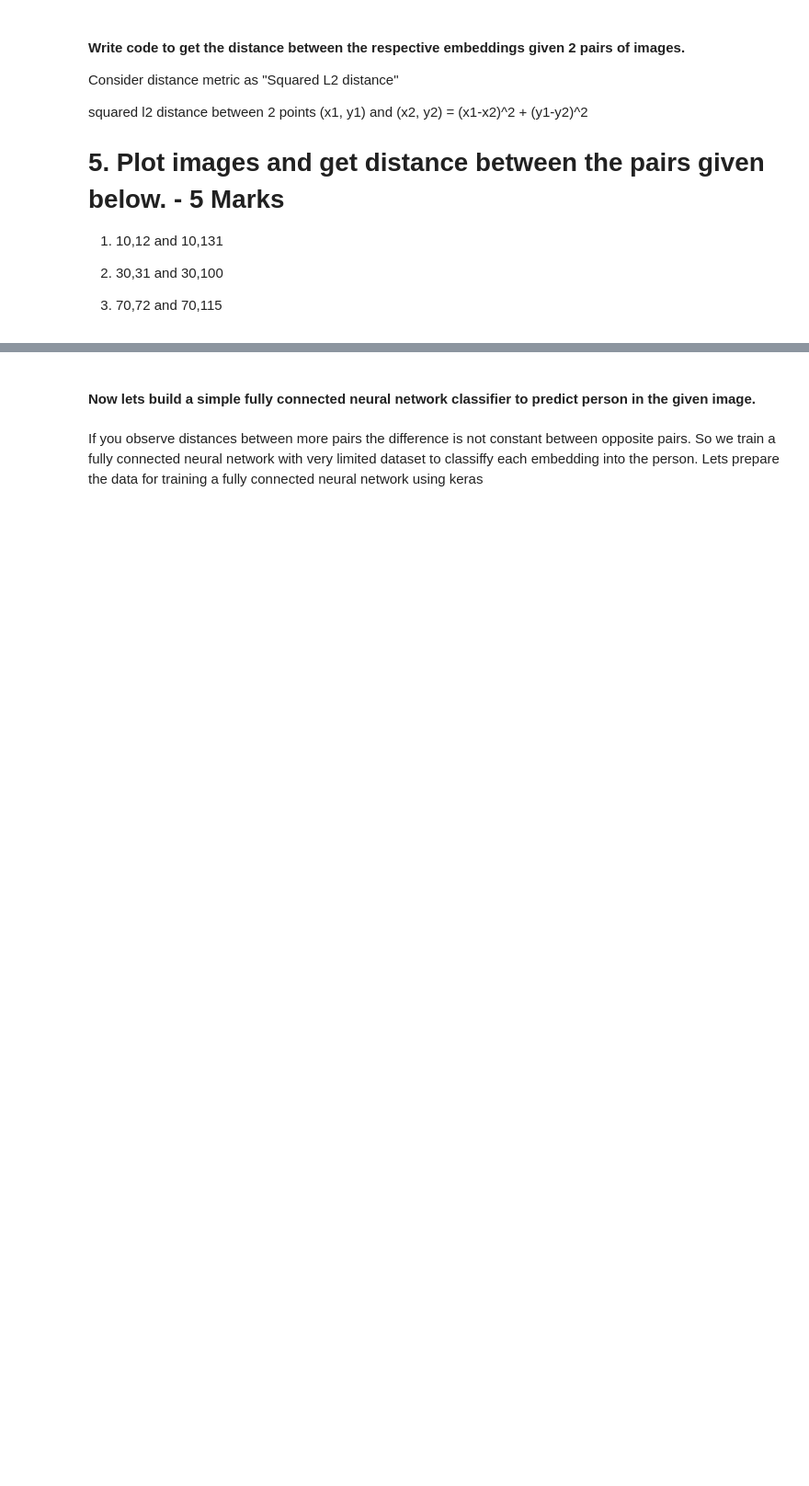
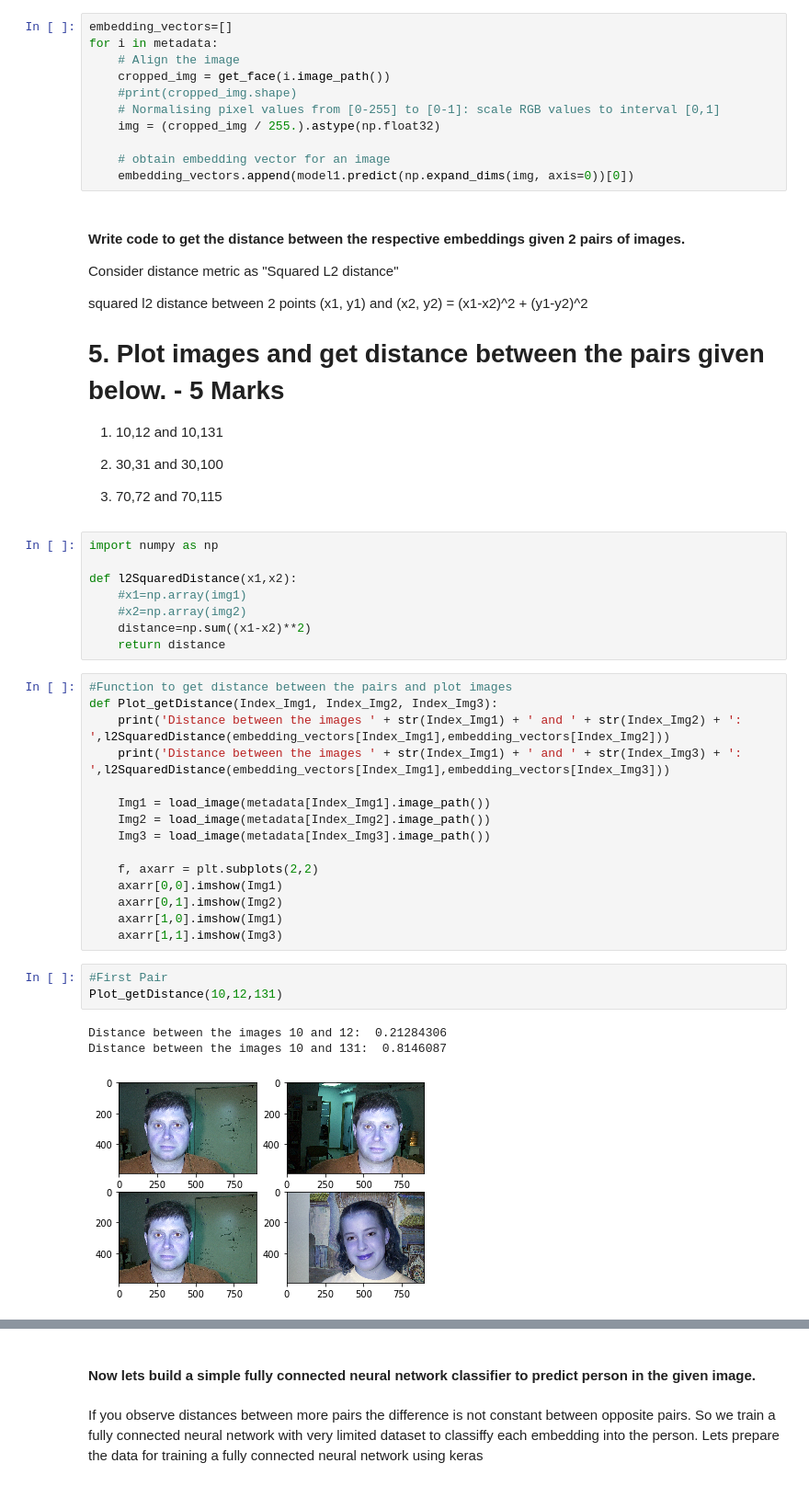
Before and after one commit to khimy/chennai-aug-batch-GangaraniRajendran, a Jupyter notebook: Residency 10/ComputerVision/FACE_RECOGNITION_Questions.ipynb, the cells around one changed output, grey strips where cells are left out. Shown at 92% size. Saved outputs shown, nothing was run; the diff lists cells and outputs as text; blank space fills up the shorter version.

```diff
--- a/Residency 10/ComputerVision/FACE_RECOGNITION_Questions.ipynb
+++ b/Residency 10/ComputerVision/FACE_RECOGNITION_Questions.ipynb
@@ -313,6 +451,17 @@ print(embedding_vector.shape)
 
 If there is any error in reading any image in the dataset, fill the emebdding vector of that image with 128-zeroes as the final embedding from the model is of length 128.
 Hint: Don't forget to use numpy's expand_dims funtion to convert each image into the shape (1,96,96,3) and take the 0th element of the prediction from the model as the embedding of the image.
+# %%
+embedding_vectors=[]
+for i in metadata:
+    # Align the image
+    cropped_img = get_face(i.image_path())
+    #print(cropped_img.shape)
+    # Normalising pixel values from [0-255] to [0-1]: scale RGB values to interval [0,1]
+    img = (cropped_img / 255.).astype(np.float32)
+
+    # obtain embedding vector for an image
+    embedding_vectors.append(model1.predict(np.expand_dims(img, axis=0))[0])
 # %% [markdown]
 #### Write code to get the distance between the respective embeddings given 2 pairs of images.
 
@@ -329,3 +478,33 @@ squared l2 distance between 2 points (x1, y1) and (x2, y2) = (x1-x2)^2 + (y1-y2)
 2. 30,31 and 30,100
 
 3. 70,72 and 70,115
+# %%
+import numpy as np
+
+def l2SquaredDistance(x1,x2):
+    #x1=np.array(img1)
+    #x2=np.array(img2)
+    distance=np.sum((x1-x2)**2)
+    return distance
+# %%
+#Function to get distance between the pairs and plot images
+def Plot_getDistance(Index_Img1, Index_Img2, Index_Img3):
+    print('Distance between the images ' + str(Index_Img1) + ' and ' + str(Index_Img2) + ': ',l2SquaredDistance(embedding_vectors[Index_Img1],embedding_vectors[Index_Img2]))
+    print('Distance between the images ' + str(Index_Img1) + ' and ' + str(Index_Img3) + ': ',l2SquaredDistance(embedding_vectors[Index_Img1],embedding_vectors[Index_Img3]))
+
+    Img1 = load_image(metadata[Index_Img1].image_path())
+    Img2 = load_image(metadata[Index_Img2].image_path())
+    Img3 = load_image(metadata[Index_Img3].image_path())
+
+    f, axarr = plt.subplots(2,2)
+    axarr[0,0].imshow(Img1)
+    axarr[0,1].imshow(Img2)
+    axarr[1,0].imshow(Img1)
+    axarr[1,1].imshow(Img3)
+# %%
+#First Pair
+Plot_getDistance(10,12,131)
+# %% [output]
+Distance between the images 10 and 12:  0.21284306
+Distance between the images 10 and 131:  0.8146087
+[figure, added]
```
Also changed, not shown: parts of 25 cells of this notebook.
